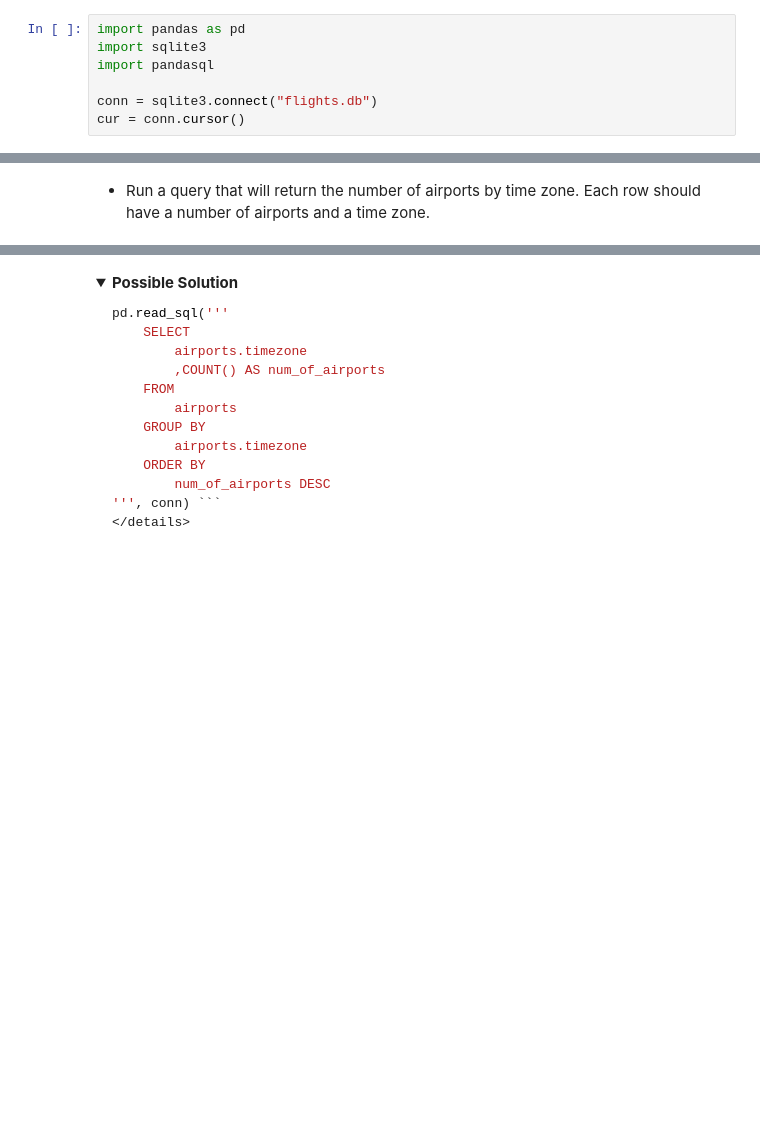
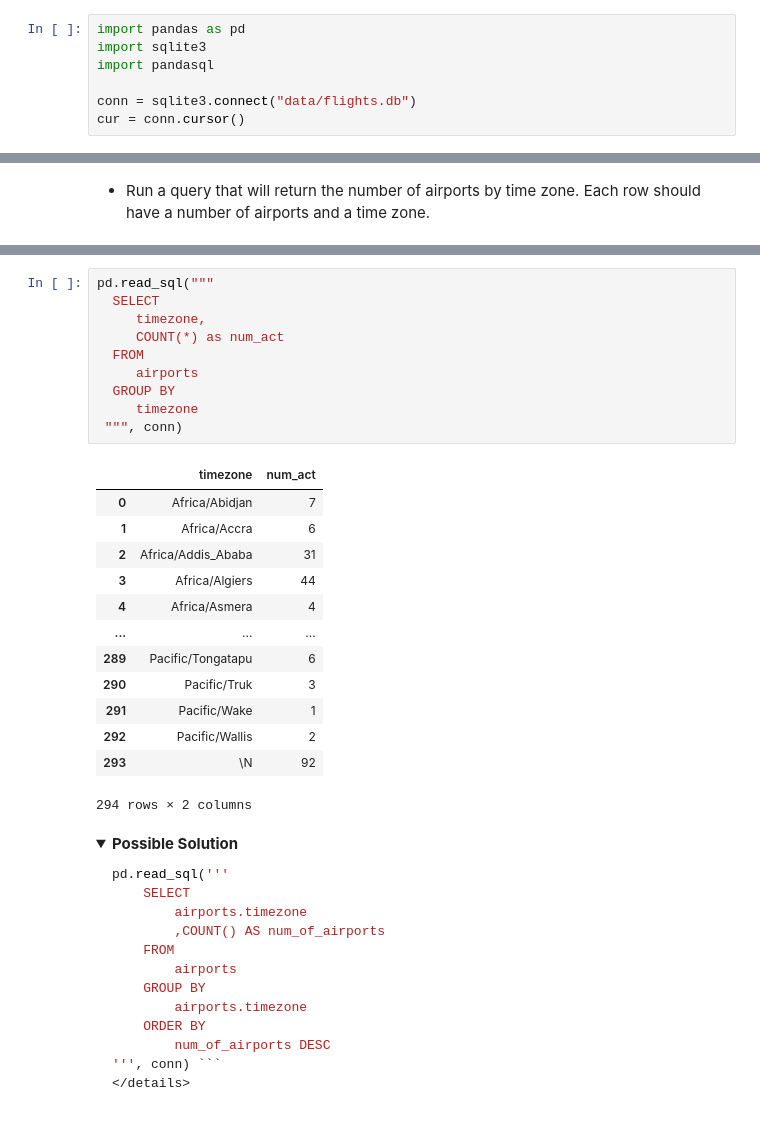
Before and after one commit to flatiron-school/NTL-DS-080723, a Jupyter notebook: 2phase/sql_joins_aggs.ipynb, the cells around one changed output, grey strips where cells are left out. Cells and saved outputs as stored; diff of their text form; folded sections open; blank space fills up the shorter version.

```diff
--- a/2phase/sql_joins_aggs.ipynb
+++ b/2phase/sql_joins_aggs.ipynb
@@ -8,7 +8,7 @@ import pandas as pd
 import sqlite3
 import pandasql
 
-conn = sqlite3.connect("flights.db")
+conn = sqlite3.connect("data/flights.db")
 cur = conn.cursor()
 # %% [markdown]
 # Objectives
@@ -187,3 +257,27 @@ pd.read_sql('''
+# %%
+pd.read_sql("""
+  SELECT
+     timezone,
+     COUNT(*) as num_act
+  FROM
+     airports
+  GROUP BY
+     timezone
+ """, conn)
+# %% [output]
+|  | timezone | num_act |
+| 0 | Africa/Abidjan | 7 |
+| 1 | Africa/Accra | 6 |
+| 2 | Africa/Addis_Ababa | 31 |
+| 3 | Africa/Algiers | 44 |
+| 4 | Africa/Asmera | 4 |
+| ... | ... | ... |
+| 289 | Pacific/Tongatapu | 6 |
+| 290 | Pacific/Truk | 3 |
+| 291 | Pacific/Wake | 1 |
+| 292 | Pacific/Wallis | 2 |
+| 293 | \N | 92 |
+294 rows × 2 columns
 # %% [markdown]
 <details>
     <summary><b>Possible Solution</b></summary>
```
Also changed, not shown: parts of 26 cells of this notebook.
